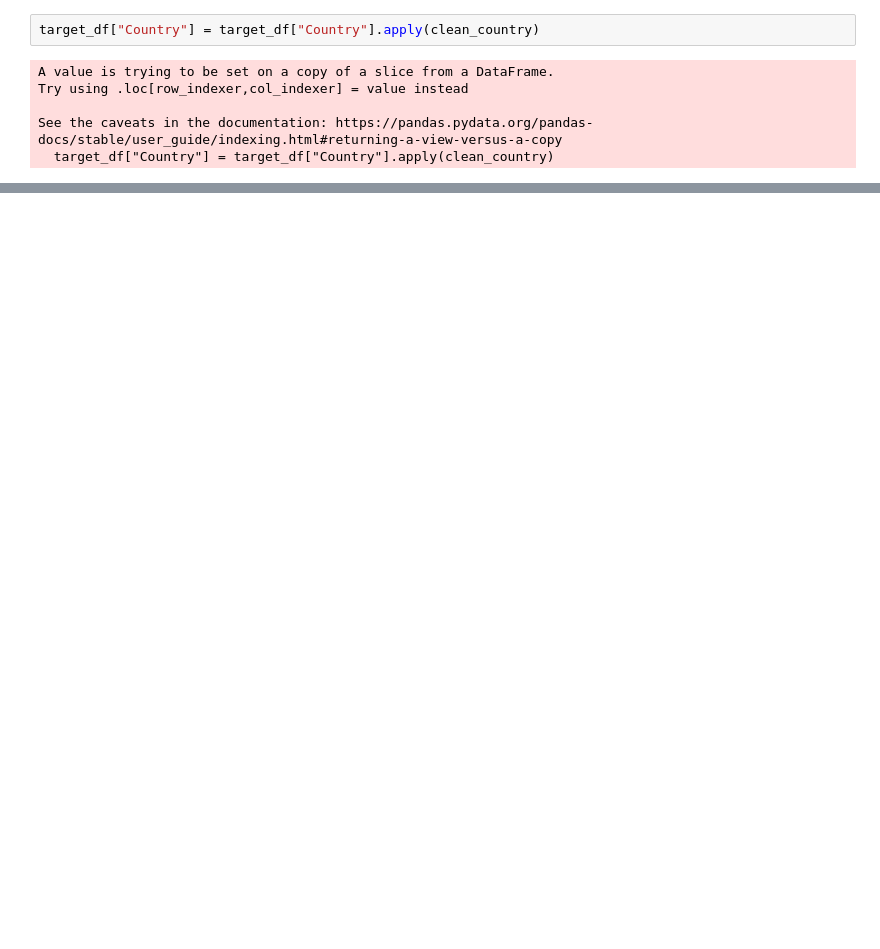
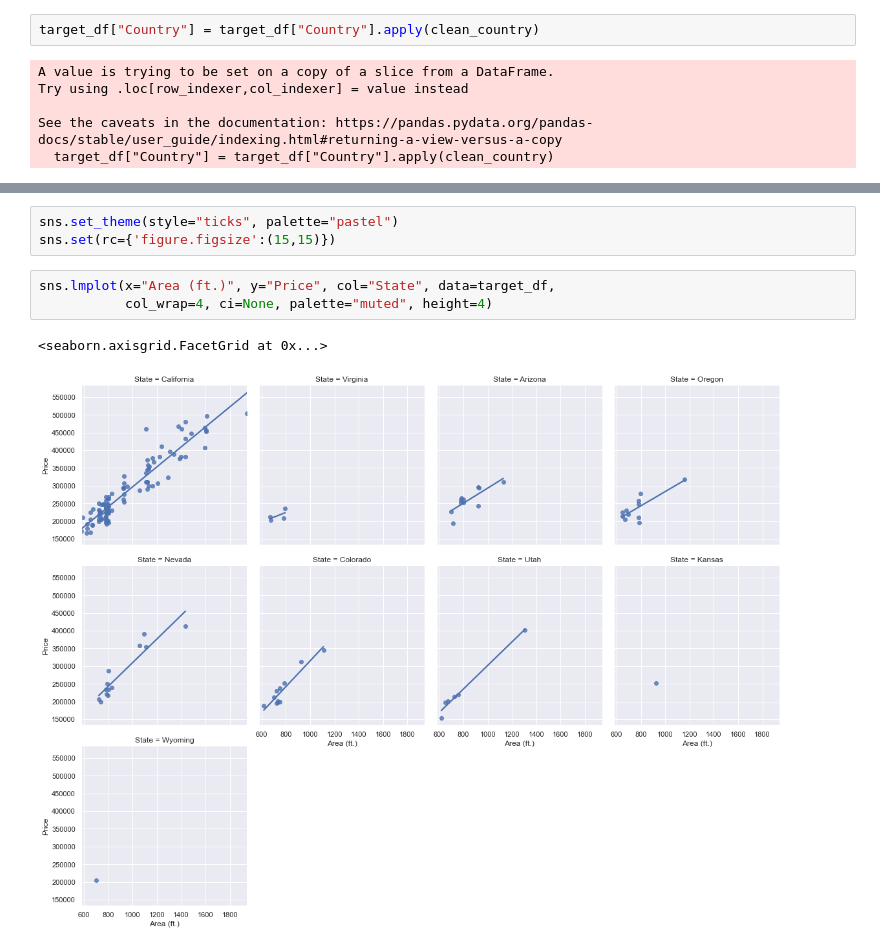
Before and after one commit to SergeyMikhalcov/It_Academy_DS_HW, a Jupyter notebook: Module2/descriptive_stats/target_customers.ipynb, the cells around one changed output, grey strips where cells are left out. Drawn from its saved outputs; the diff is of its cells as text; blank space fills up the shorter version.

```diff
--- a/Module2/descriptive_stats/target_customers.ipynb
+++ b/Module2/descriptive_stats/target_customers.ipynb
@@ -112,0 +123,9 @@ for i, col in enumerate(columns_of_interest):
+# %%
+sns.set_theme(style="ticks", palette="pastel")
+sns.set(rc={'figure.figsize':(15,15)})
+# %%
+sns.lmplot(x="Area (ft.)", y="Price", col="State", data=target_df,
+           col_wrap=4, ci=None, palette="muted", height=4)
+# %% [output]
+<seaborn.axisgrid.FacetGrid at 0x...>
+[figure, added]
```
Also changed, not shown: parts of 19 cells of this notebook.
